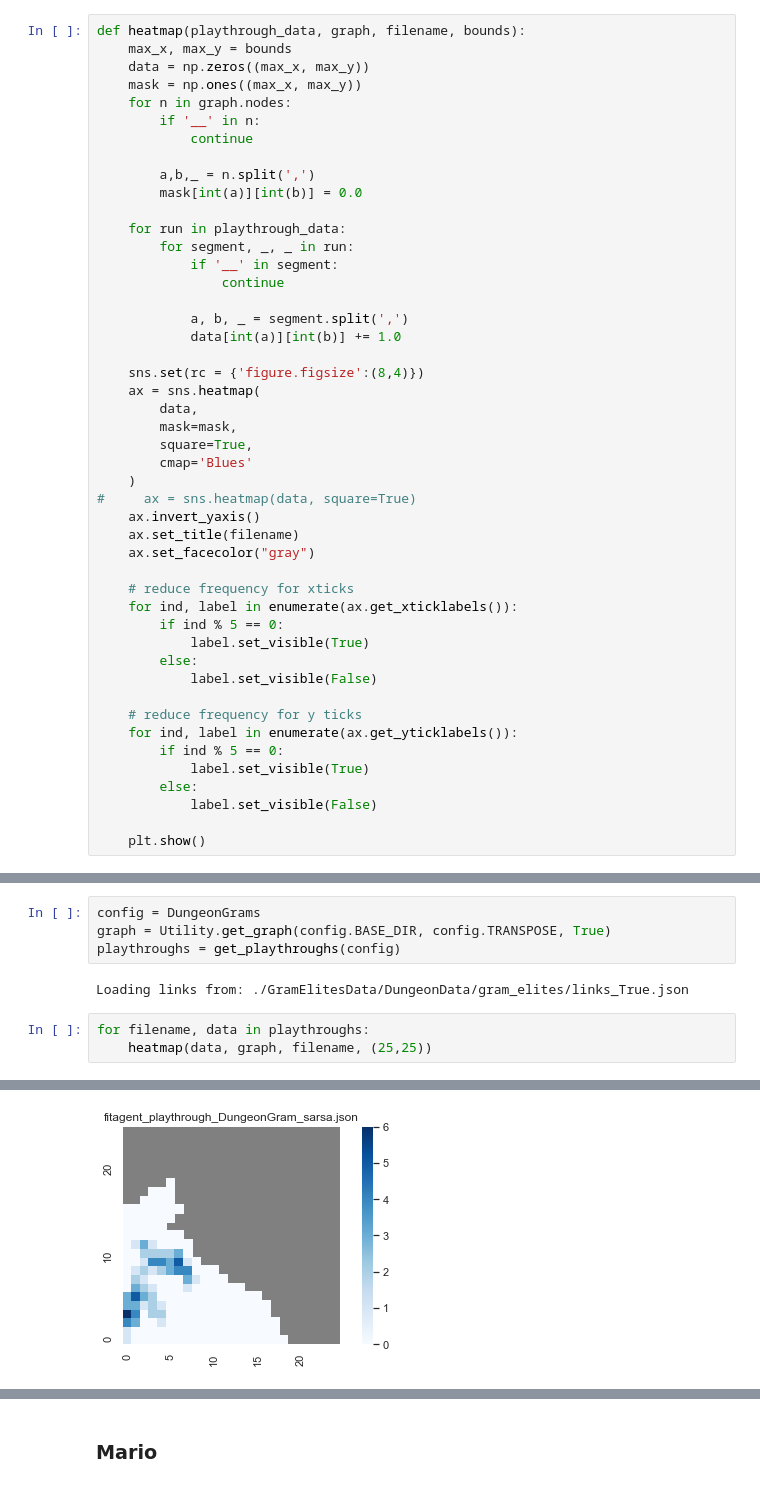
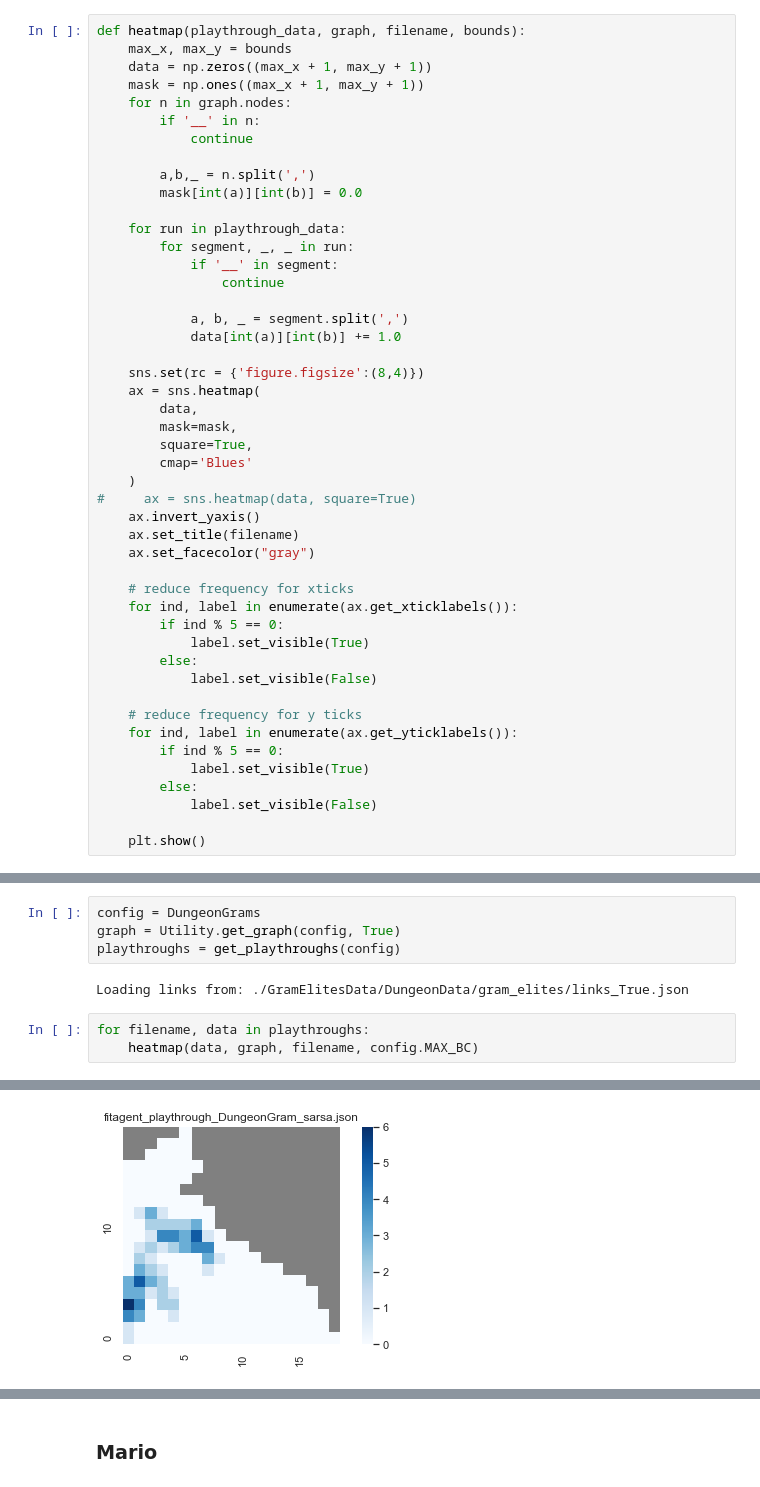
Before and after one commit to crowdgames/mdp-level-assembly, a Jupyter notebook: Analysis.ipynb, the cells around one changed output, grey strips where cells are left out. Drawn from its saved outputs; the diff is of its cells as text.

```diff
--- a/Analysis.ipynb
+++ b/Analysis.ipynb
@@ -25,8 +25,8 @@ def get_playthroughs(config):
 # %%
 def heatmap(playthrough_data, graph, filename, bounds):
     max_x, max_y = bounds
-    data = np.zeros((max_x, max_y))
-    mask = np.ones((max_x, max_y))
+    data = np.zeros((max_x + 1, max_y + 1))
+    mask = np.ones((max_x + 1, max_y + 1))
     for n in graph.nodes:
         if '__' in n:
             continue
@@ -92,11 +92,11 @@ def plot_reward_over_time(playthroughs):
 ## DungeonGrams
 # %%
 config = DungeonGrams
-graph = Utility.get_graph(config.BASE_DIR, config.TRANSPOSE, True)
+graph = Utility.get_graph(config, True)
 playthroughs = get_playthroughs(config)
 # %% [output]
 Loading links from: ./GramElitesData/DungeonData/gram_elites/links_True.json
 # %%
 for filename, data in playthroughs:
-    heatmap(data, graph, filename, (25,25))
+    heatmap(data, graph, filename, config.MAX_BC)
 # %% [output]
@@ -107 +107 @@ for filename, data in playthroughs:
-[figure, old version]
+[figure, new version]
```
Also changed, not shown: parts of 13 cells of this notebook, 9 other files.
